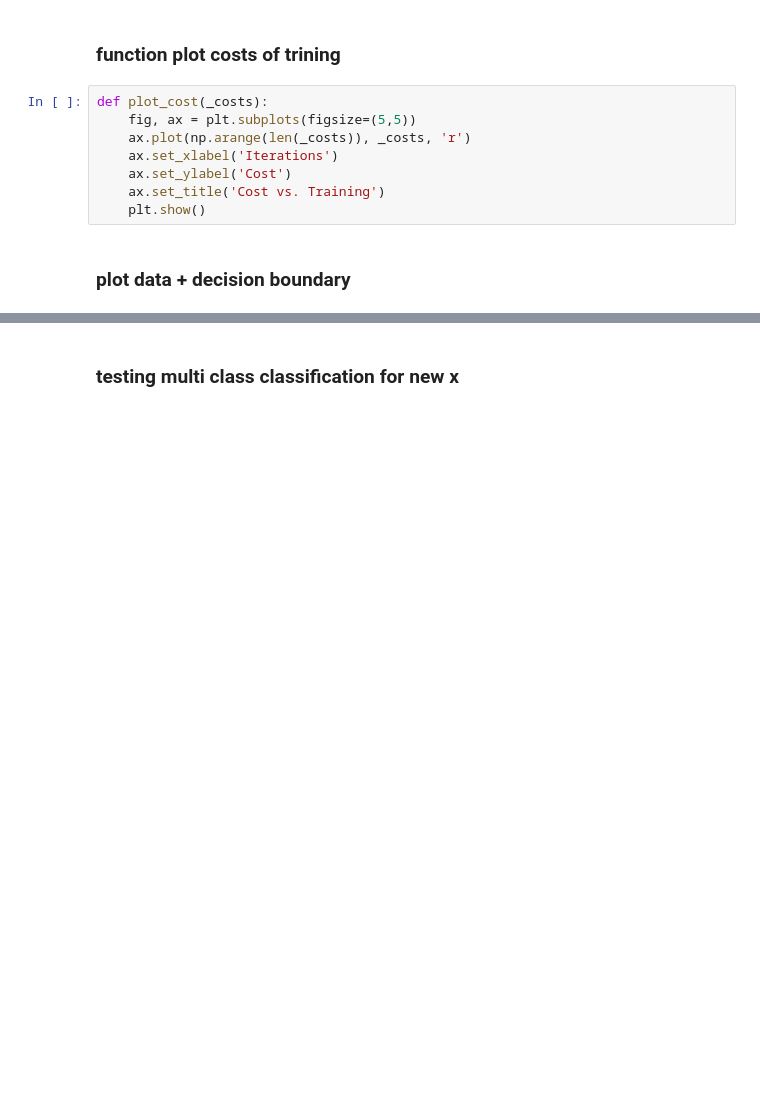
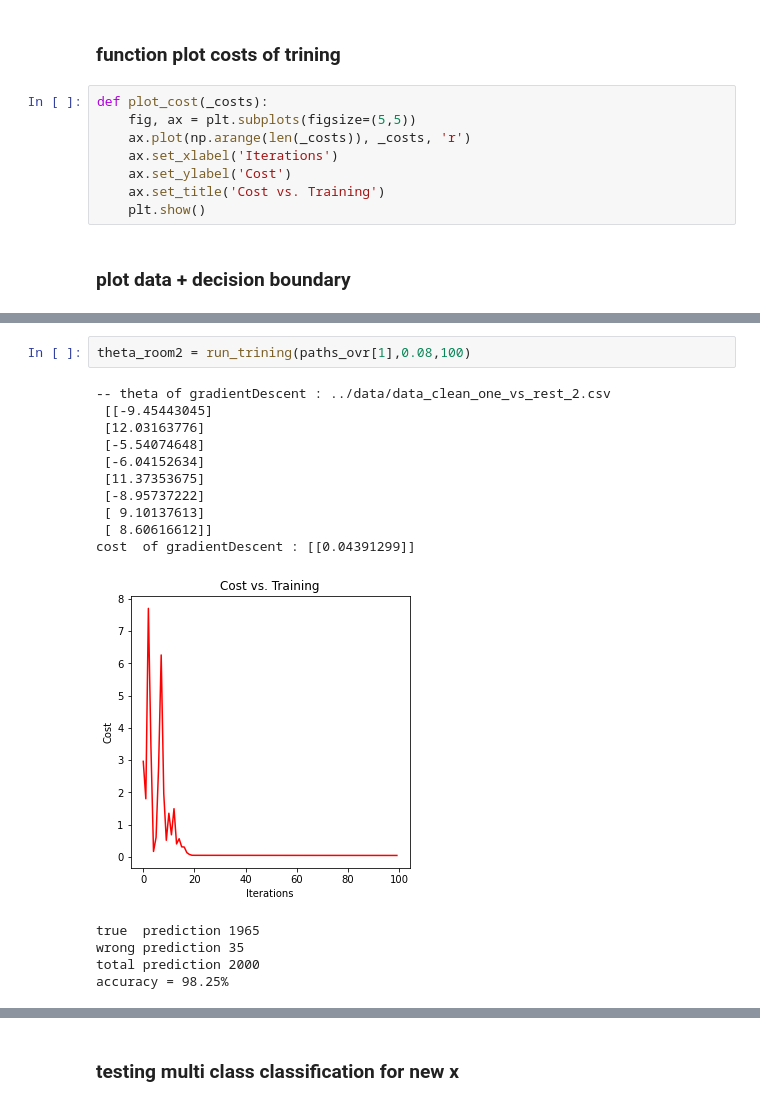
Before and after one commit to amr-lounis/project-machine-lirning-, a Jupyter notebook: classification - Logistic Regression (LgR)/Gradient Descent (GD)/Gradient Descent (GD).ipynb, the cells around one changed output, grey strips where cells are left out. Saved outputs shown, nothing was run; the diff lists cells and outputs as text; blank space fills up the shorter version.

```diff
--- a/classification - Logistic Regression (LgR)/Gradient Descent (GD)/Gradient Descent (GD).ipynb
+++ b/classification - Logistic Regression (LgR)/Gradient Descent (GD)/Gradient Descent (GD).ipynb
@@ -180,0 +167,18 @@ plotOne(data,theta,'wifi_01','wifi_04')
+# %%
+theta_room2 = run_trining(paths_ovr[1],0.08,100)
+# %% [output]
+-- theta of gradientDescent : ../data/data_clean_one_vs_rest_2.csv
+ [[-9.45443045]
+ [12.03163776]
+ [-5.54074648]
+ [-6.04152634]
+ [11.37353675]
+ [-8.95737222]
+ [ 9.10137613]
+ [ 8.60616612]]
+cost  of gradientDescent : [[0.04391299]]
+[figure, added]
+true  prediction 1965
+wrong prediction 35
+total prediction 2000
+accuracy = 98.25%
```
Also changed, not shown: parts of 44 cells of this notebook, 1 other file.
